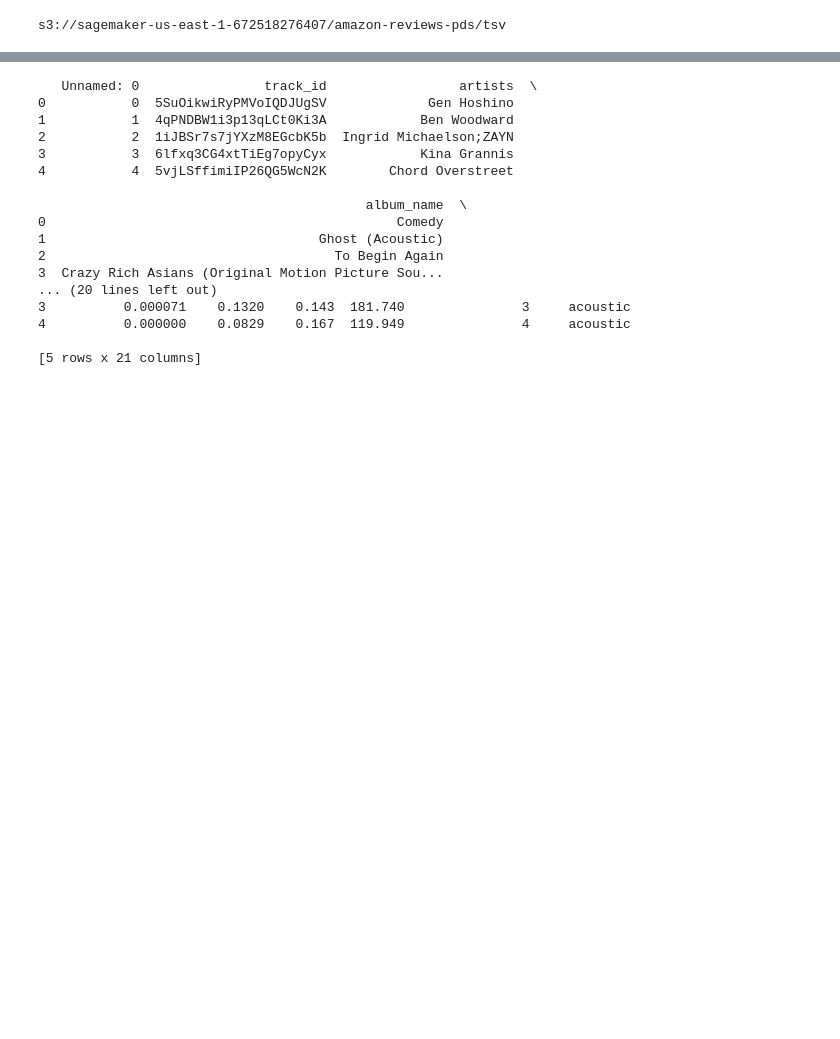
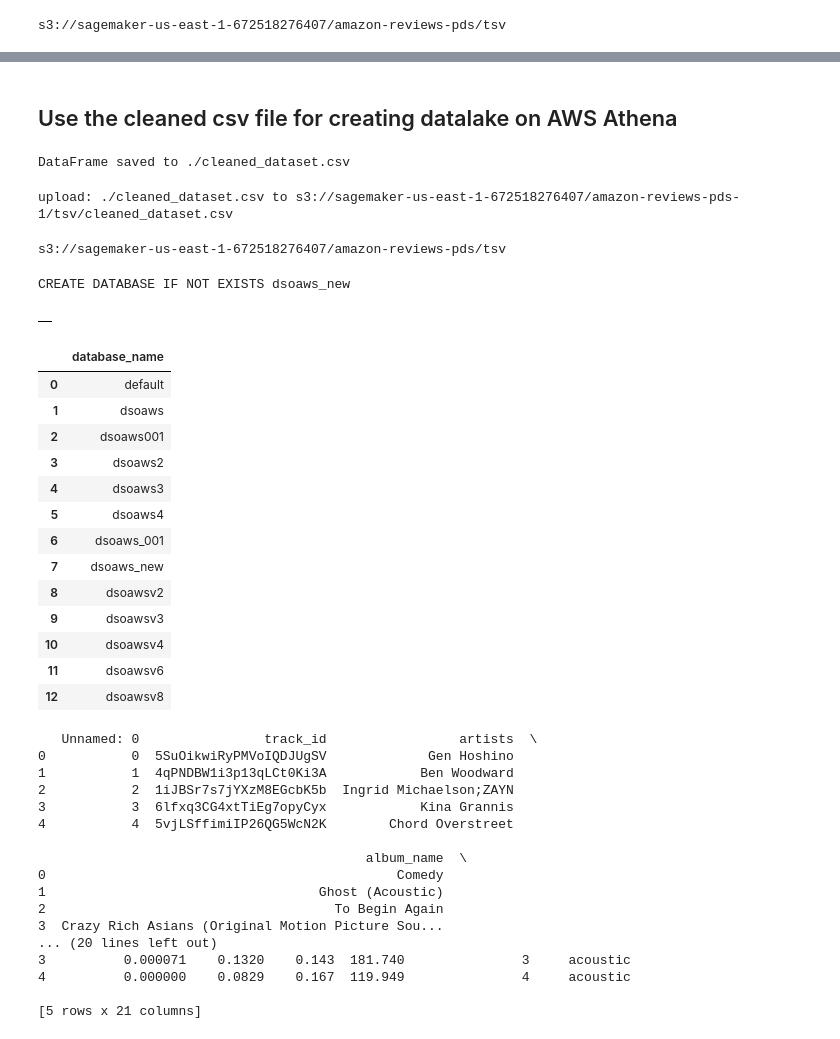
Before and after one commit to achakraborty2024/AAI_540_Assignment_2, a Jupyter notebook: ArupChakraborty_Assignment2.1.ipynb, the cells around one changed output, grey strips where cells are left out. Drawn from its saved outputs; the diff is of its cells as text; code cells hidden in the pictures; blank space fills up the shorter version.

```diff
--- a/ArupChakraborty_Assignment2.1.ipynb
+++ b/ArupChakraborty_Assignment2.1.ipynb
@@ -33,3 +154,48 @@ s3://sagemaker-us-east-1-672518276407/amazon-reviews-pds/tsv
+# %% [markdown]
+## Use the cleaned csv file for creating datalake on AWS Athena
+# %%
+csv_output_path = "./cleaned_dataset.csv"
+df.to_csv(csv_output_path, index=False, quotechar='"', escapechar='\\')
+print(f"DataFrame saved to {csv_output_path}")
+# %% [output]
+DataFrame saved to ./cleaned_dataset.csv
+# %%
+s3_staging_dir = "s3://sagemaker-us-east-1-672518276407/amazon-reviews-pds-1/tsv"
+!aws s3 cp "cleaned_dataset.csv" $s3_staging_dir/
+# %% [output]
+upload: ./cleaned_dataset.csv to s3://sagemaker-us-east-1-672518276407/amazon-reviews-pds-1/tsv/cleaned_dataset.csv
+# %%
+print(s3_private_path_tsv)
+# %% [output]
+s3://sagemaker-us-east-1-672518276407/amazon-reviews-pds/tsv
+# %%
+database_name = "dsoaws_new"
+conn = connect(region_name=region, s3_staging_dir=s3_staging_dir)
+statement = "CREATE DATABASE IF NOT EXISTS {}".format(database_name)
+print(statement)
+pd.read_sql(statement, conn)
+# %% [output]
+CREATE DATABASE IF NOT EXISTS dsoaws_new
+|  |
+# %%
+statement = "SHOW DATABASES"
+df_show = pd.read_sql(statement, conn)
+df_show.head(20)
+# %% [output]
+|  | database_name |
+| 0 | default |
+| 1 | dsoaws |
+| 2 | dsoaws001 |
+| 3 | dsoaws2 |
+| 4 | dsoaws3 |
+| 5 | dsoaws4 |
+| 6 | dsoaws_001 |
+| 7 | dsoaws_new |
+| 8 | dsoawsv2 |
+| 9 | dsoawsv3 |
+| 10 | dsoawsv4 |
+| 11 | dsoawsv6 |
+| 12 | dsoawsv8 |
 # %%
 import boto3
 import pandas as pd
```
Also changed, not shown: parts of 26 cells of this notebook, 1 other file.
